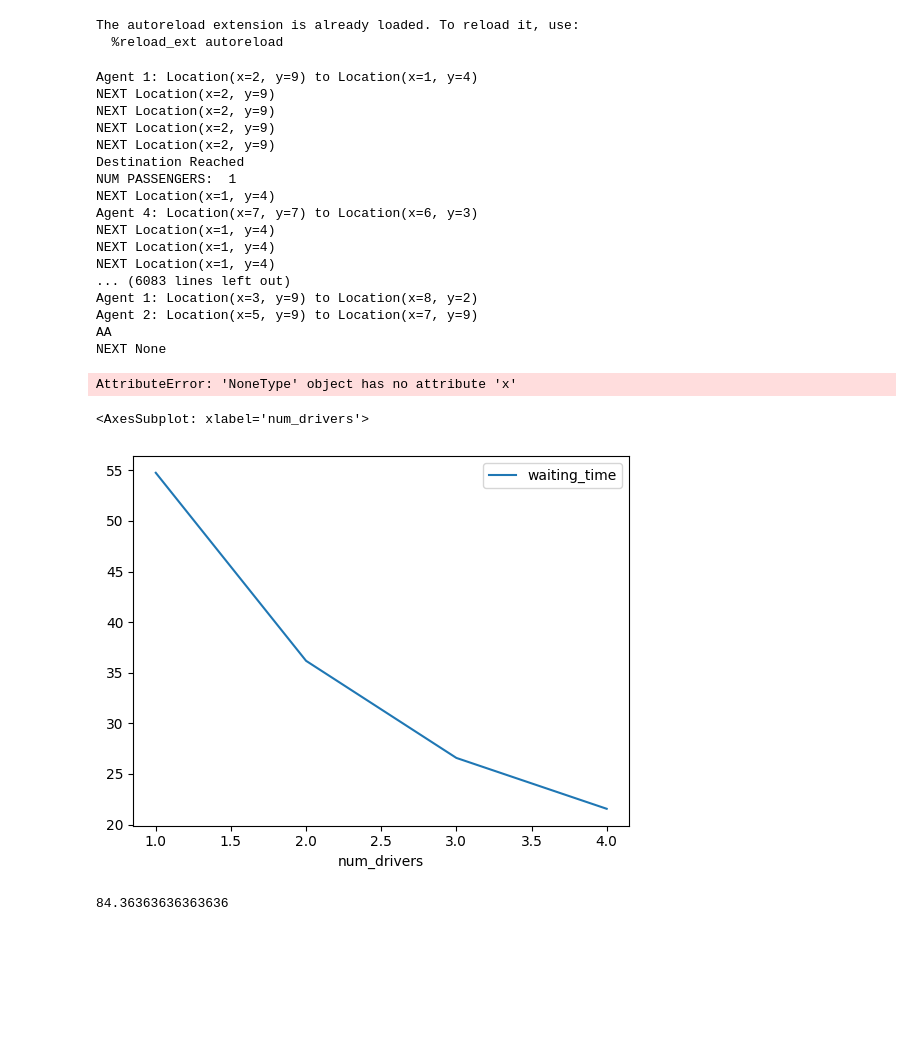
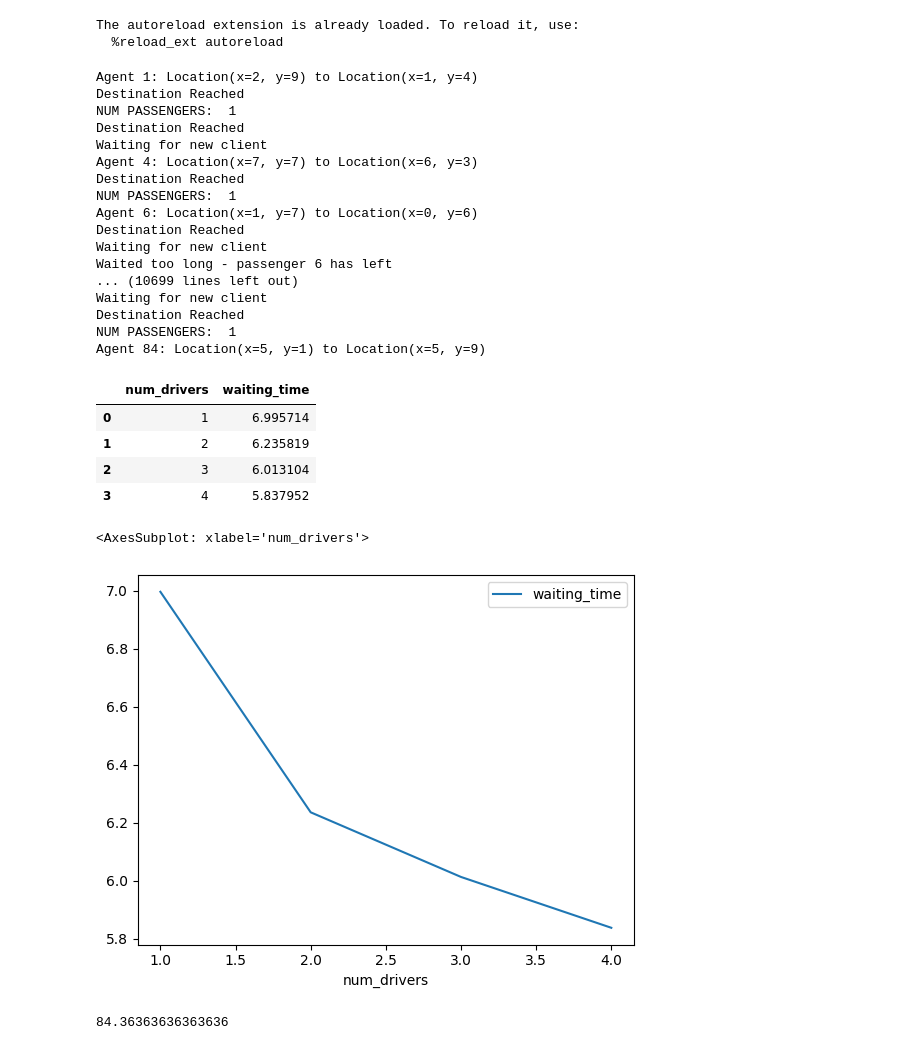
Before and after one commit to lokhei/Ridesharing-Simulation, a Jupyter notebook: TransportModel/TransportModelSimulation.ipynb, the cells around one changed output. Drawn from its saved outputs; the diff is of its cells as text; code cells hidden in the pictures; blank space fills up the shorter version.

Commit message:
waiting time ridehailing analysis

```diff
--- a/TransportModel/TransportModelSimulation.ipynb
+++ b/TransportModel/TransportModelSimulation.ipynb
@@ -12,7 +12,7 @@ The autoreload extension is already loaded. To reload it, use:
   %reload_ext autoreload
 # %%
 
-def waiting_df(step_type):
+def get_waiting_df(step_type):
     seeds = [1,2,3,4,5]
 
     av_waiting = []
@@ -50,29 +50,34 @@ strategies = [StepType.CLOSEST, StepType.WAITING, StepType.QUEUE]
 
 
 for strategy in strategies:
-    display(waiting_df(strategy))
+    waiting_df = get_waiting_df(strategy)
 # %% [output]
 Agent 1: Location(x=2, y=9) to Location(x=1, y=4)
-NEXT Location(x=2, y=9)
-NEXT Location(x=2, y=9)
-NEXT Location(x=2, y=9)
-NEXT Location(x=2, y=9)
 Destination Reached
 NUM PASSENGERS:  1
-NEXT Location(x=1, y=4)
+Destination Reached
+Waiting for new client
 Agent 4: Location(x=7, y=7) to Location(x=6, y=3)
-NEXT Location(x=1, y=4)
-NEXT Location(x=1, y=4)
-NEXT Location(x=1, y=4)
-... (6083 lines left out)
-Agent 1: Location(x=3, y=9) to Location(x=8, y=2)
-Agent 2: Location(x=5, y=9) to Location(x=7, y=9)
-AA
-NEXT None
+Destination Reached
+NUM PASSENGERS:  1
+Agent 6: Location(x=1, y=7) to Location(x=0, y=6)
+Destination Reached
+Waiting for new client
+Waited too long - passenger 6 has left
+... (10699 lines left out)
+Waiting for new client
+Destination Reached
+NUM PASSENGERS:  1
+Agent 84: Location(x=5, y=1) to Location(x=5, y=9)
-AttributeError: 'NoneType' object has no attribute 'x'
 # %%
+display(waiting_df)
 waiting_df.plot(x='num_drivers', y='waiting_time')
 # %% [output]
+|  | num_drivers | waiting_time |
+| 0 | 1 | 6.995714 |
+| 1 | 2 | 6.235819 |
+| 2 | 3 | 6.013104 |
+| 3 | 4 | 5.837952 |
 <AxesSubplot: xlabel='num_drivers'>
-[figure, old version]
+[figure, new version]
 # %%
```
Also changed, not shown: parts of 2 cells of this notebook, 10 other files.
